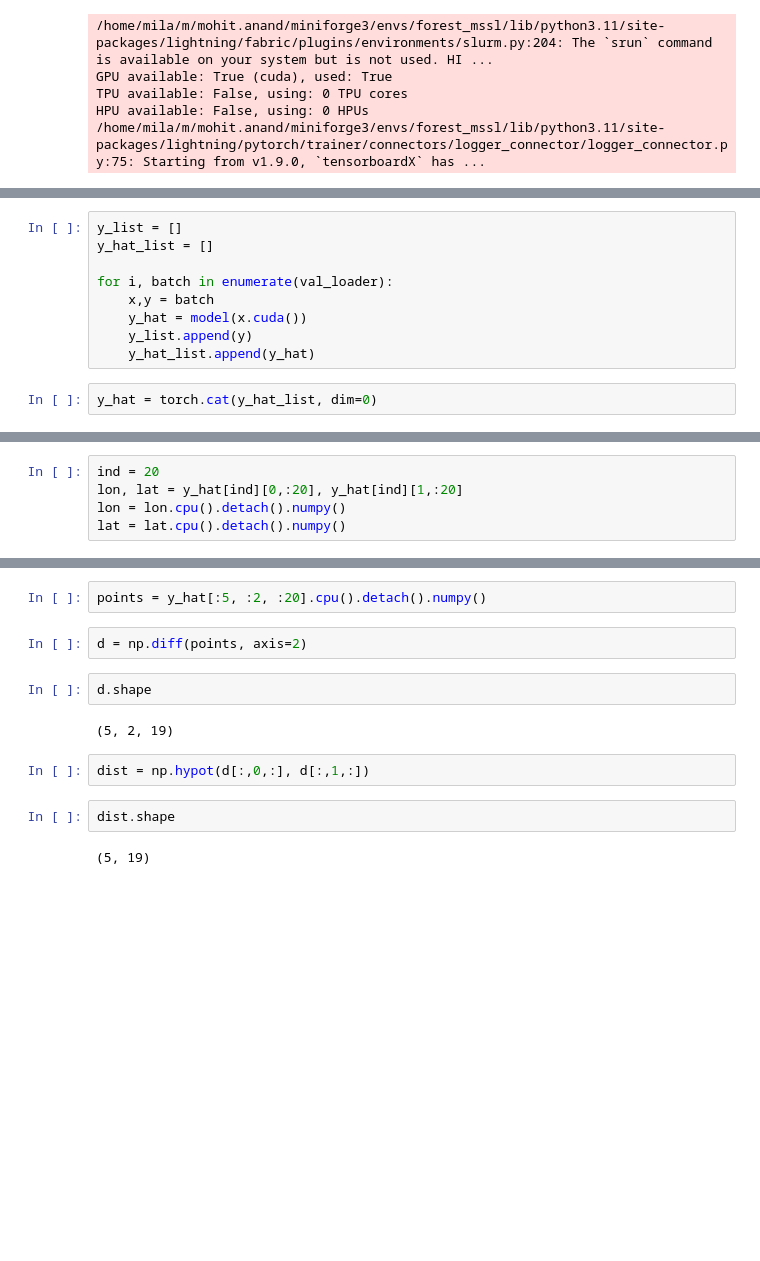
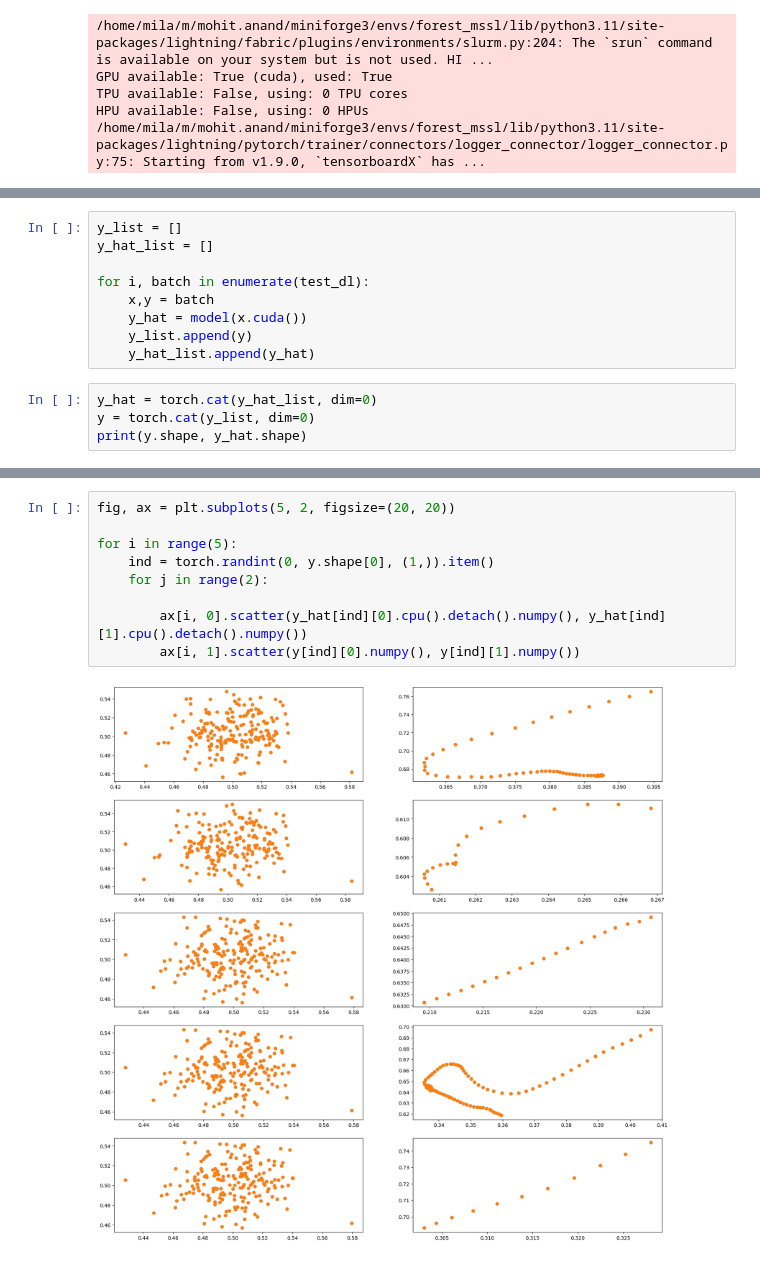
Before and after one commit to itsmohitanand/TrackDiff, a Jupyter notebook: nb_train_model.ipynb, the cells around one changed output, grey strips where cells are left out. Saved outputs shown, nothing was run; the diff lists cells and outputs as text; blank space fills up the shorter version.

```diff
--- a/nb_train_model.ipynb
+++ b/nb_train_model.ipynb
@@ -73,10 +73,12 @@ LOCAL_RANK: 0 - CUDA_VISIBLE_DEVICES: [0]
 y_list = []
 y_hat_list = []
 
-for i, batch in enumerate(val_loader):
+for i, batch in enumerate(test_dl):
     x,y = batch
     y_hat = model(x.cuda())
     y_list.append(y)
     y_hat_list.append(y_hat)
 # %%
 y_hat = torch.cat(y_hat_list, dim=0)
+y = torch.cat(y_list, dim=0)
+print(y.shape, y_hat.shape)
@@ -87,5 +86,0 @@ torch.Size([10801, 6, 200])
-# %%
-ind = 20
-lon, lat = y_hat[ind][0,:20], y_hat[ind][1,:20]
-lon = lon.cpu().detach().numpy()
-lat = lat.cpu().detach().numpy()
@@ -102,14 +87,11 @@ torch.Size([10801, 6, 200])
-# %%
-points = y_hat[:5, :2, :20].cpu().detach().numpy()
-# %%
-d = np.diff(points, axis=2)
-# %%
-d.shape
-# %% [output]
-(5, 2, 19)
-# %%
-dist = np.hypot(d[:,0,:], d[:,1,:])
-# %%
-dist.shape
-# %% [output]
-(5, 19)
+# %%
+fig, ax = plt.subplots(5, 2, figsize=(20, 20))
+
+for i in range(5):
+    ind = torch.randint(0, y.shape[0], (1,)).item()
+    for j in range(2):
+
+        ax[i, 0].scatter(y_hat[ind][0].cpu().detach().numpy(), y_hat[ind][1].cpu().detach().numpy())
+        ax[i, 1].scatter(y[ind][0].numpy(), y[ind][1].numpy())
+# %% [output]
+[figure, added]
```
Also changed, not shown: parts of 6 cells of this notebook, 1 other file.
